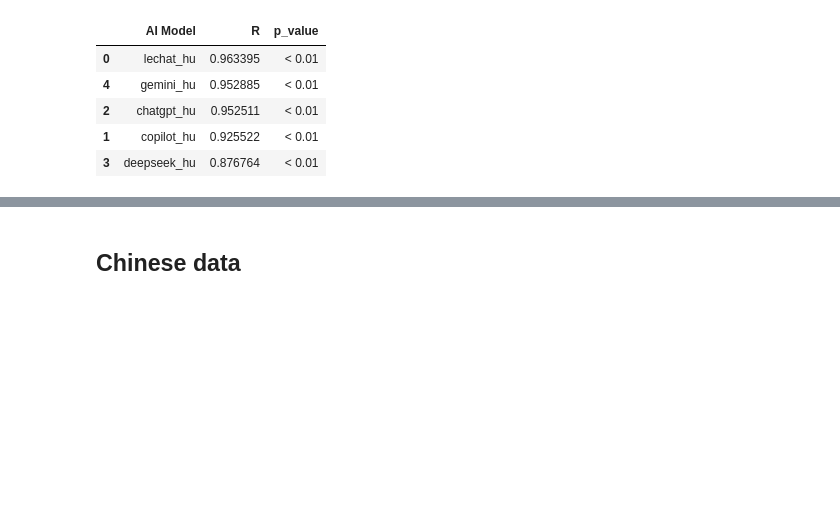
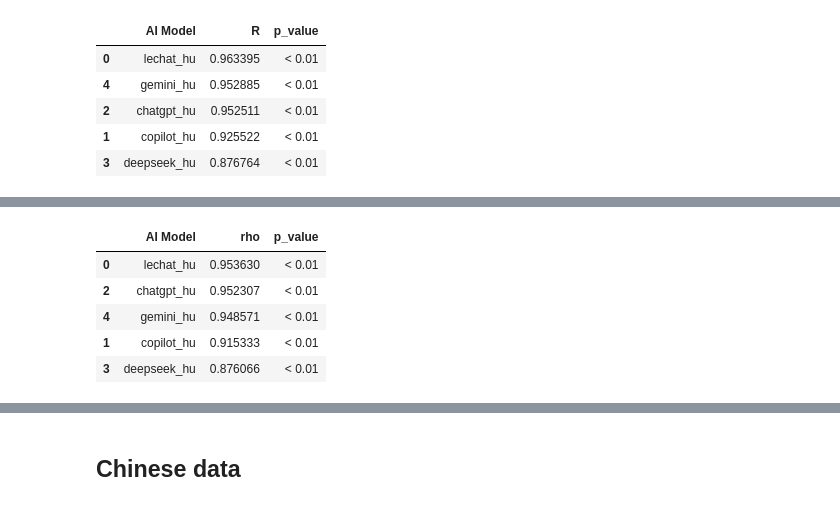
Before and after one commit to partigabor/occupational-gender-bias, a Jupyter notebook: main.ipynb, the cells around one changed output, grey strips where cells are left out. Drawn from its saved outputs; the diff is of its cells as text; code cells hidden in the pictures; blank space fills up the shorter version.

```diff
--- a/main.ipynb
+++ b/main.ipynb
@@ -1113,3 +1113,83 @@ Correlation Results:
 | 2 | chatgpt_hu | 0.952511 | < 0.01 |
 | 1 | copilot_hu | 0.925522 | < 0.01 |
 | 3 | deepseek_hu | 0.876764 | < 0.01 |
+# %%
+# Calculate the absolute difference between human mean ratings and each AI model's mean ratings
+ai_columns = ['lechat_hu', 'copilot_hu', 'chatgpt_hu', 'deepseek_hu', 'gemini_hu']
+diffs = {}
+
+# Calculate the absolute differences
+for col in ai_columns:
+    diffs[col] = (df_hu['mean_hu'] - df_hu[col]).abs()
+
+# Create a DataFrame to summarize the mean absolute differences for each model
+mean_diffs = {col: diffs[col].mean() for col in ai_columns}
+mean_diffs_df = pd.DataFrame.from_dict(mean_diffs, orient='index', columns=['mean_absolute_difference'])
+mean_diffs_df = mean_diffs_df.sort_values('mean_absolute_difference')
+
+print("Mean absolute difference between human and AI model ratings (lower is closer):")
+print(mean_diffs_df)
+
+# Find the AI model with the smallest mean absolute difference
+closest_model = mean_diffs_df.index[0]
+print(f"\nThe AI model whose mean ratings are closest to human ratings is: {closest_model}")
+
+# Plot (Spearman)
+import plotly.figure_factory as ff
+from scipy.stats import spearmanr
+
+# Prepare correlation and p-value matrices (Spearman)
+corr_cols = ['mean_hu', 'lechat_hu', 'copilot_hu', 'chatgpt_hu', 'deepseek_hu', 'gemini_hu']
+df_corr = df_hu_plot[corr_cols].dropna()
+corr_matrix = df_corr.corr(method='spearman')
+
+# Compute p-value matrix via spearmanr
+pval_matrix = pd.DataFrame(np.ones_like(corr_matrix), columns=corr_matrix.columns, index=corr_matrix.index)
+for i in corr_matrix.columns:
+    for j in corr_matrix.columns:
+        if i == j:
+            pval_matrix.loc[i, j] = 0.0
+        else:
+            rho, p = spearmanr(df_corr[i], df_corr[j])
+            pval_matrix.loc[i, j] = p
+
+# Annotate with ρ and p
+z_text = [[f"ρ={corr_matrix.iloc[i, j]:.2f}<br>p={pval_matrix.iloc[i, j]:.3g}"
+           for j in range(len(corr_matrix))] for i in range(len(corr_matrix))]
+
+fig = ff.create_annotated_heatmap(
+    z=corr_matrix.values,
+    x=list(corr_matrix.columns),
+    y=list(corr_matrix.index),
+    annotation_text=z_text,
+    colorscale=hungarian_color_scale,
+    zmin=-1, zmax=1,
+    showscale=True,
+    colorbar=dict(title='Spearman ρ')
+)
+
+fig.update_layout(
+    title='Correlation Matrix (Spearman): Human vs AI Model Ratings',
+    font=dict(family="Times New Roman, serif", size=12, color='black'),
+    width=600, height=500,
+    margin=dict(l=0, r=0, t=40, b=0)
+)
+fig.show()
+
+# Table
+# Prepare a DataFrame with ρ and p for each AI model vs mean_hu
+correlation_results = pd.DataFrame({
+    'AI Model': ai_columns,
+    'rho': [corr_matrix.loc['mean_hu', model] for model in ai_columns],
+    'p_value': [pval_matrix.loc['mean_hu', model] for model in ai_columns]
+})
+
+# If P value is lower than 0.01, show < 0.01
+correlation_results['p_value'] = correlation_results['p_value'].apply(lambda x: '< 0.01' if x < 0.01 else x)
+
+# Sort it by rho
+correlation_results = correlation_results.sort_values(by='rho', ascending=False)
+
+print("Correlation Results (Spearman):")
+correlation_results
+# %% [output]
@@ -1116,3 +1206,9 @@ Correlation Results:
+|  | AI Model | rho | p_value |
+| 0 | lechat_hu | 0.953630 | < 0.01 |
+| 2 | chatgpt_hu | 0.952307 | < 0.01 |
+| 4 | gemini_hu | 0.948571 | < 0.01 |
+| 1 | copilot_hu | 0.915333 | < 0.01 |
+| 3 | deepseek_hu | 0.876066 | < 0.01 |
 # %%
 df_hu
 # %% [output]
```
Also changed, not shown: parts of 29 cells of this notebook, 37 other files.
